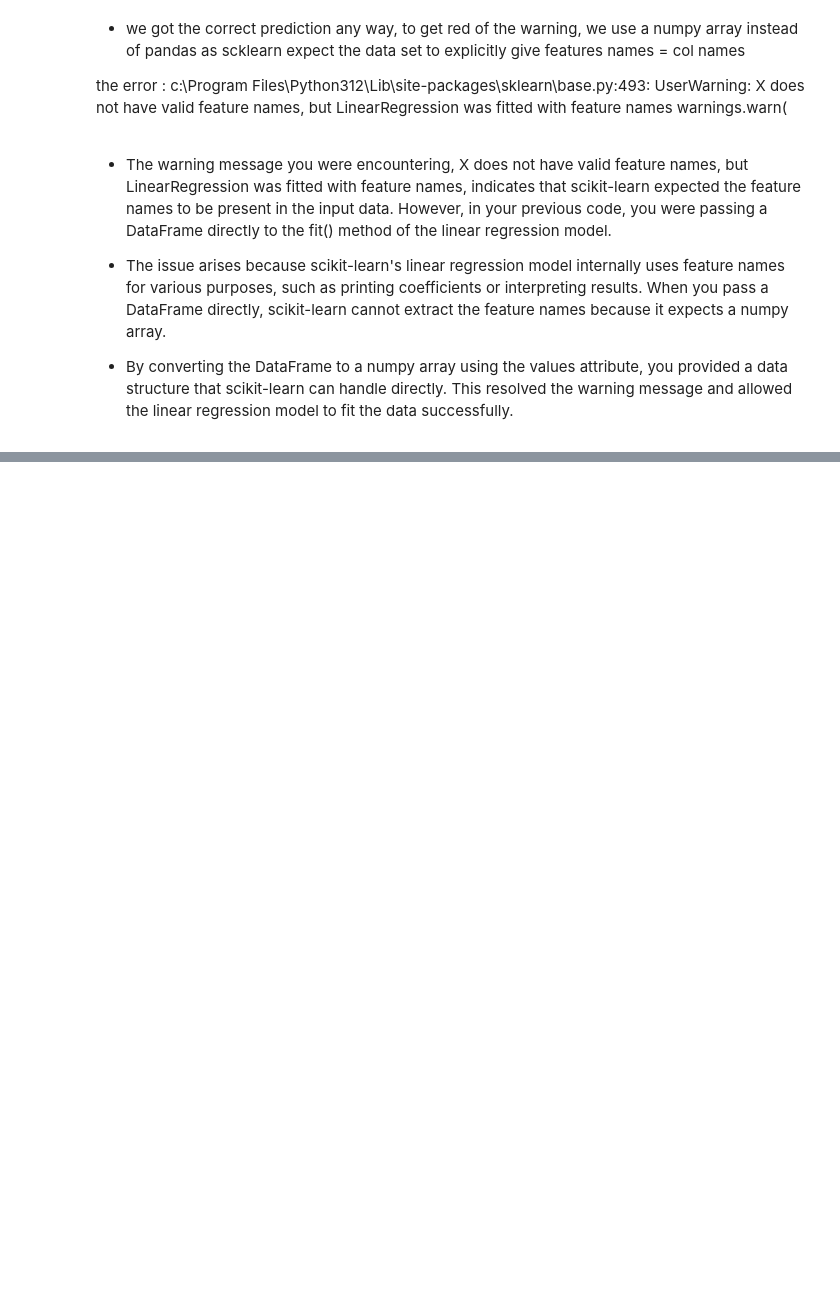
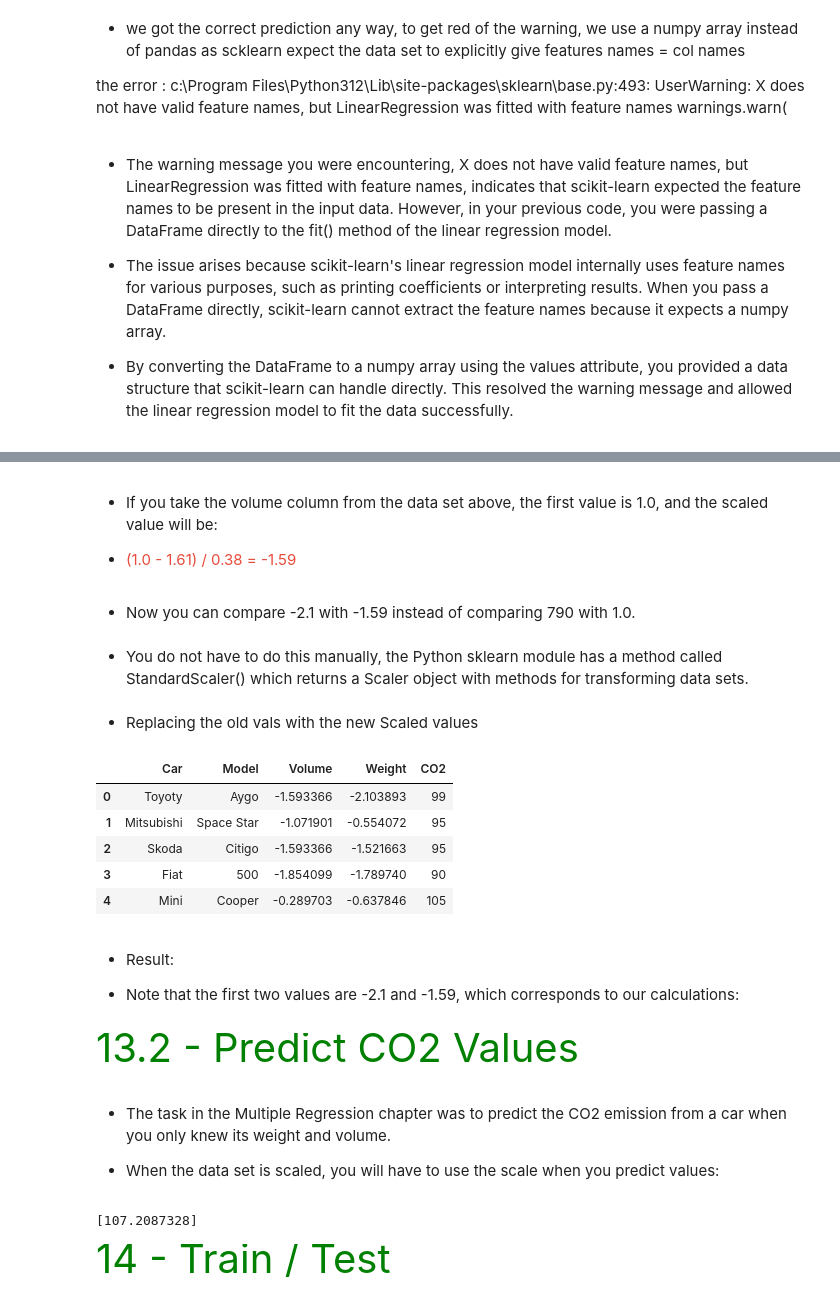
Before and after one commit to SouLayman2022/W3_machine_learning, a Jupyter notebook: Machine _learning_algorithmes.ipynb, the cells around one changed output, grey strips where cells are left out. Cells and saved outputs as stored; diff of their text form; code cells hidden in the pictures; blank space fills up the shorter version.

Commit message:
added content about : multi regression and scalling

```diff
--- a/Machine _learning_algorithmes.ipynb
+++ b/Machine _learning_algorithmes.ipynb
@@ -498,0 +562,5 @@ the error : c:\Program Files\Python312\Lib\site-packages\sklearn\base.py:493: Us
+# %%
+df = pd.read_csv("cars_data_standardization.csv")
+u = np.mean(df["Weight"])
+s = np.std(df["Weight"])
+print(f"the mean for feature Weight is : {u}\nthe standard deviation for feature Weight is : {s}")
@@ -498,0 +580,45 @@ the error : c:\Program Files\Python312\Lib\site-packages\sklearn\base.py:493: Us
+# %% [markdown]
+- If you take the volume column from the data set above, the first value is 1.0, and the scaled value will be:
+
+- <span style="color: #e74c3c ">(1.0 - 1.61) / 0.38 = -1.59</span>
+# %% [markdown]
+- Now you can compare -2.1 with -1.59 instead of comparing 790 with 1.0.
+# %% [markdown]
+- You do not have to do this manually, the Python sklearn module has a method called StandardScaler() which returns a Scaler object with methods for transforming data sets.
+# %%
+scale = StandardScaler()
+X = df[['Weight', 'Volume']]
+scaledX = scale.fit_transform(X)
+print(scaledX)
+# %% [markdown]
+- Replacing the old vals with the new Scaled values
+# %%
+df[["Weight","Volume"]] = scaledX
+df.head()
+# %% [output]
+|  | Car | Model | Volume | Weight | CO2 |
+| 0 | Toyoty | Aygo | -1.593366 | -2.103893 | 99 |
+| 1 | Mitsubishi | Space Star | -1.071901 | -0.554072 | 95 |
+| 2 | Skoda | Citigo | -1.593366 | -1.521663 | 95 |
+| 3 | Fiat | 500 | -1.854099 | -1.789740 | 90 |
+| 4 | Mini | Cooper | -0.289703 | -0.637846 | 105 |
+# %% [markdown]
+- Result:
+
+- Note that the first two values are -2.1 and -1.59, which corresponds to our calculations:
+# %% [markdown]
+<span style='color:green; font-size:40px'>13.2 - Predict CO2 Values </span>
+# %% [markdown]
+- The task in the Multiple Regression chapter was to predict the CO2 emission from a car when you only knew its weight and volume.
+
+- When the data set is scaled, you will have to use the scale when you predict values:
+# %%
+regr.fit(scaledX, y)
+scaled = scale.transform([[2300, 1.3]])
+
+predictedCO2 = regr.predict([scaled[0]])
+print(predictedCO2)
+# %% [output]
+[107.2087328]
+# %% [markdown]
+<span style='color:green; font-size:40px'>14 - Train / Test </span>
```
Also changed, not shown: parts of 22 cells of this notebook, 1 other file.
